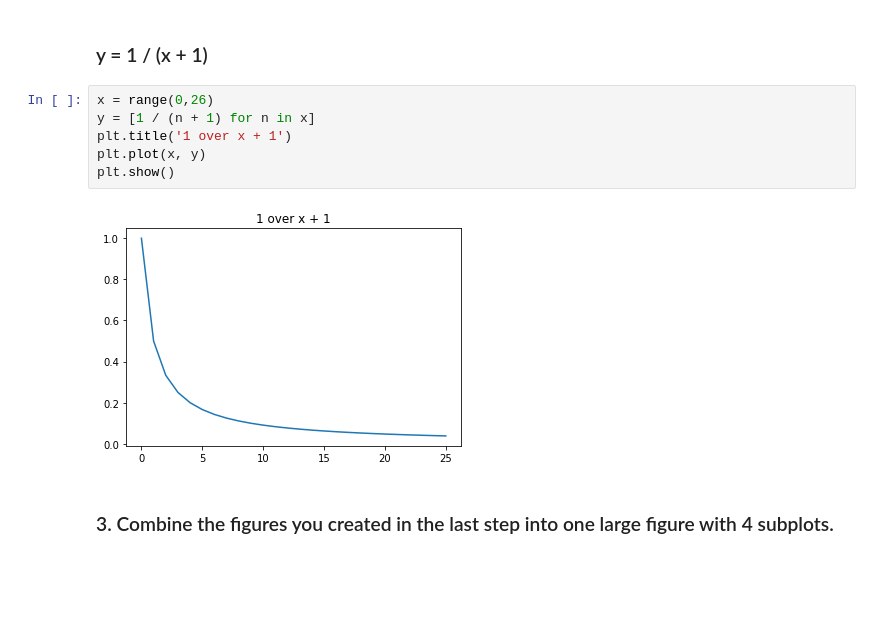
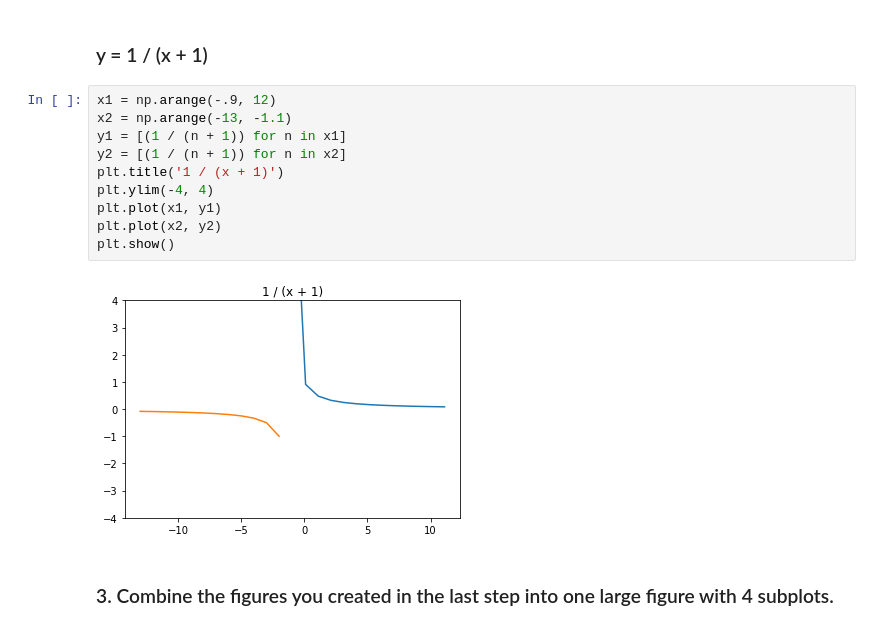
Before and after one commit to Jason-Tellez/numpy-pandas-visualization-exercises, a Jupyter notebook: matplotlib_exercises.ipynb, the cells around one changed output. Saved outputs shown, nothing was run; the diff lists cells and outputs as text; blank space fills up the shorter version.

```diff
--- a/matplotlib_exercises.ipynb
+++ b/matplotlib_exercises.ipynb
@@ -49,13 +50,17 @@ plt.show()
 # %% [markdown]
 ### y = 1 / (x + 1)
 # %%
-x = range(0,26)
-y = [1 / (n + 1) for n in x]
-plt.title('1 over x + 1')
-plt.plot(x, y)
+x1 = np.arange(-.9, 12)
+x2 = np.arange(-13, -1.1)
+y1 = [(1 / (n + 1)) for n in x1]
+y2 = [(1 / (n + 1)) for n in x2]
+plt.title('1 / (x + 1)')
+plt.ylim(-4, 4)
+plt.plot(x1, y1)
+plt.plot(x2, y2)
 plt.show()
 # %% [output]
-[figure, old version]
+[figure, new version]
 # %% [markdown]
 ### 3. Combine the figures you created in the last step into one large figure with 4 subplots.
 # %%
```
Also changed, not shown: parts of 1 cell of this notebook.
